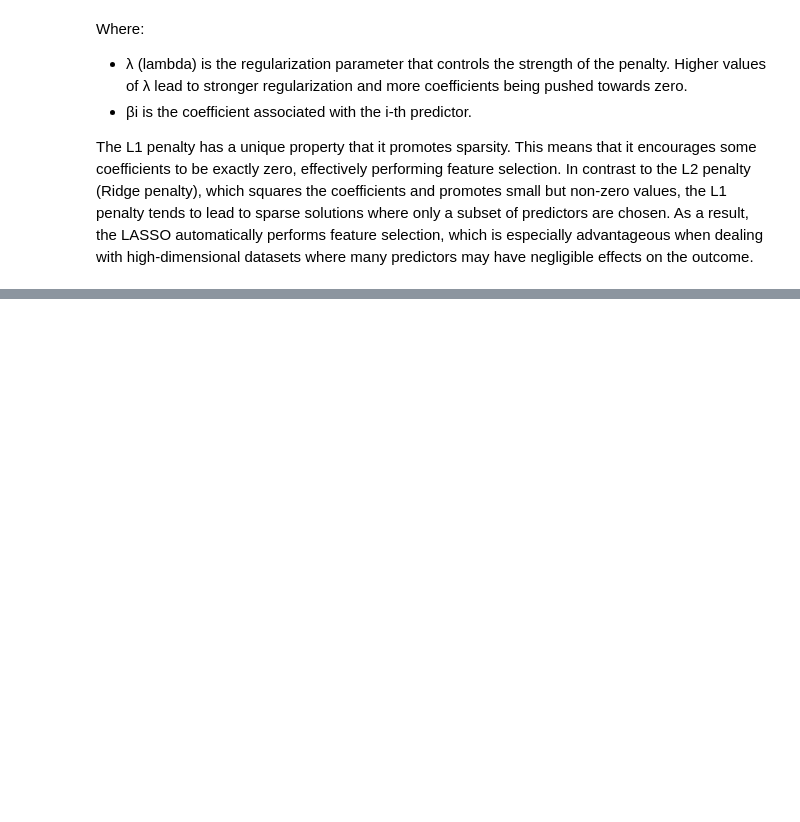
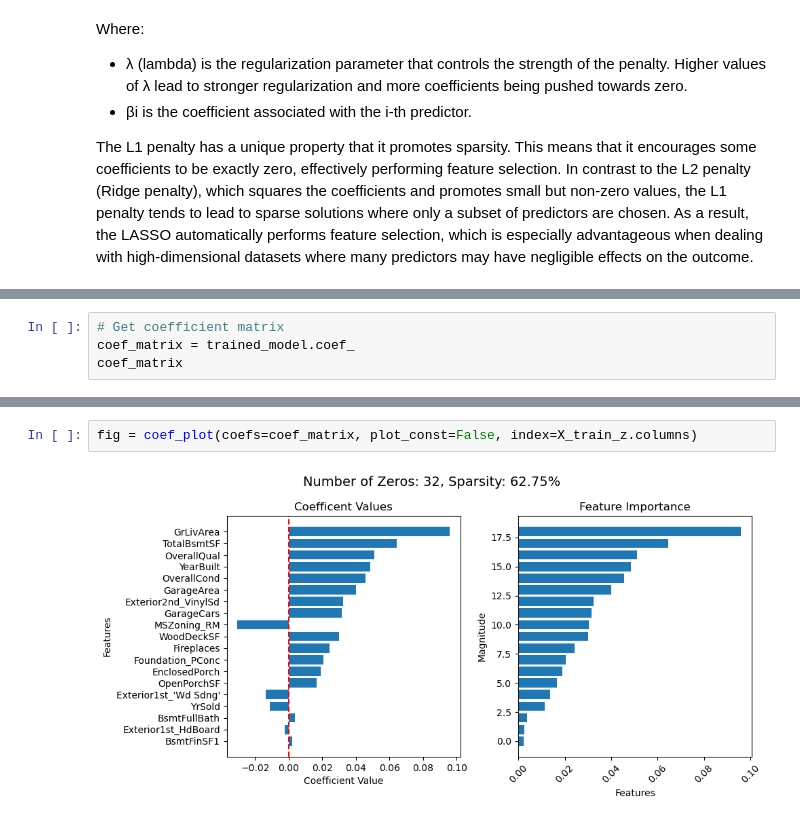
Before and after one commit to carpentries-incubator/high-dimensional-analysis-in-python, a Jupyter notebook: code/08-Regularization.ipynb, the cells around one changed output, grey strips where cells are left out. Saved outputs shown, nothing was run; the diff lists cells and outputs as text; blank space fills up the shorter version.

```diff
--- a/code/08-Regularization.ipynb
+++ b/code/08-Regularization.ipynb
@@ -303,0 +165,4 @@ RMSE_train, RMSE_test = fit_eval_model(X_train, y_train, X_test, y_test, labels,
+# %%
+# Get coefficient matrix
+coef_matrix = trained_model.coef_
+coef_matrix
@@ -303,0 +197,4 @@ RMSE_train, RMSE_test = fit_eval_model(X_train, y_train, X_test, y_test, labels,
+# %%
+fig = coef_plot(coefs=coef_matrix, plot_const=False, index=X_train_z.columns)
+# %% [output]
+[figure, added]
```
Also changed, not shown: parts of 46 cells of this notebook, 17 other files.
